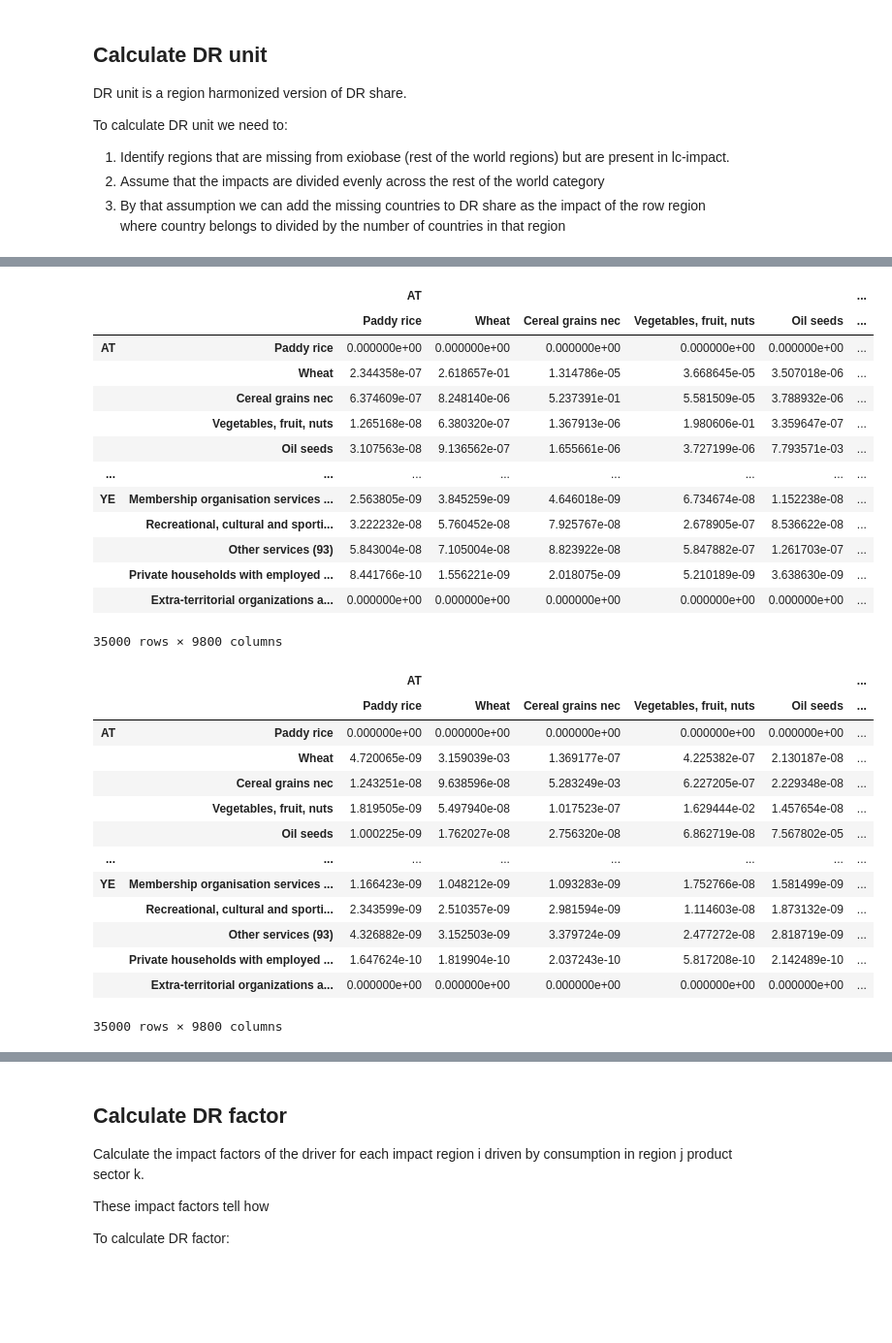
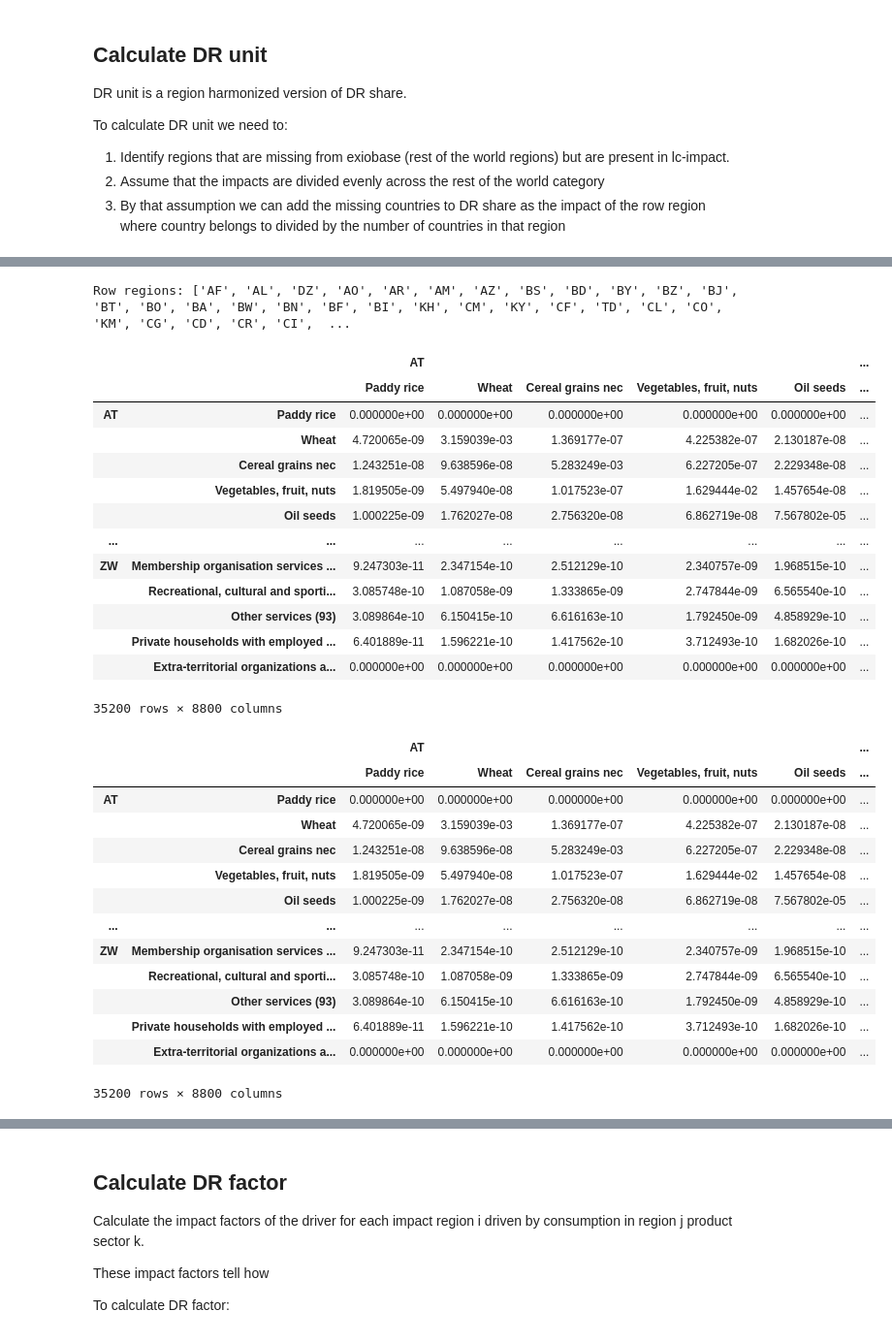
Before and after one commit to tterimaa/pdf-calculation, a Jupyter notebook: notebooks/pdf-pollution-acid.ipynb, the cells around one changed output, grey strips where cells are left out. Shown: that part at 97% size. Drawn from its saved outputs; the diff is of its cells as text; code cells hidden in the pictures; blank space fills up the shorter version.

```diff
--- a/notebooks/pdf-pollution-acid.ipynb
+++ b/notebooks/pdf-pollution-acid.ipynb
@@ -286,4 +354,43 @@ Missing regions (exiobase, augmented):  []
+# %%
+# COMMON
+# harmonize regions in LCI data
+
+def get_row_regions(lci_country_codes, exio_country_codes):
+    """
+    Get the country codes from lci countries that don't exist in exiobase i.e. rest of the world countries.
+    """
+    row_regions = []
+    for country in lci_country_codes:
+        if country not in exio_country_codes:
+            row_regions.append(country)
+
+    # find duplicates in the list
+    duplicates = []
+    unique_regions = []
+    seen_once = set()
+    for item in row_regions:
+        if item not in seen_once:
+            unique_regions.append(item)
+            seen_once.add(item)
+        else:
+            duplicates.append(item)
+    if duplicates:
+        print("Duplicates found in row regions:", duplicates)
+    return unique_regions
+
+row_countries = get_row_regions(lci["Country_Code"].tolist(), exio_regions)
+print("Row regions:", row_countries)
+
+# Load region mappings from arguments
+row_eu_countries = arguments["row_region_mappings"]["row_eu"]
+row_asia_pacific_countries = arguments["row_region_mappings"]["row_asia_pacific"]
+row_african_countries = arguments["row_region_mappings"]["row_africa"]
+row_american_countries = arguments["row_region_mappings"]["row_america"]
+row_middle_eastern_countries = arguments["row_region_mappings"]["row_middle_east"]
+# %% [output]
+Row regions: ['AF', 'AL', 'DZ', 'AO', 'AR', 'AM', 'AZ', 'BS', 'BD', 'BY', 'BZ', 'BJ', 'BT', 'BO', 'BA', 'BW', 'BN', 'BF', 'BI', 'KH', 'CM', 'KY', 'CF', 'TD', 'CL', 'CO', 'KM', 'CG', 'CD', 'CR', 'CI',  ...
 # %%
+# NOx
 # augment dr_s to create dr_u
 
 # new regions are calculated by dividing their corresponding row region by the number of countries in the row region
@@ -308,7 +415,7 @@ dr_u_nox = dr_u_nox.drop(index=row_regions.keys(), level='region')
 
 # build a mapping of country codes to region dataframes
 country_to_region_nox = {}
-for region in all_row_region_keys:
+for region in row_countries:
     if region in row_eu_countries:
         country_to_region_nox[region] = we_nox
     elif region in row_asia_pacific_countries:
@@ -316,46 +423,49 @@ for region in all_row_region_keys:
     elif region in row_african_countries:
         country_to_region_nox[region] = wf_nox
     elif region in row_american_countries:
         country_to_region_nox[region] = wl_nox
     elif region in row_middle_eastern_countries:
         country_to_region_nox[region] = wm_nox
     else:
         raise ValueError(f"Unknown region: {region}")
 
 # add all new regions to dr_u
 all_indices = []
 all_data = []
-for region in all_row_region_keys:
+for region in row_countries:
     region_data = country_to_region_nox[region].copy()
     idx = pd.MultiIndex.from_product([[region],region_data.index], names=['region', 'sector'])
     all_indices.append(idx)
     all_data.append(region_data)
 
 combined_idx_nox = pd.MultiIndex.from_tuples(
     [idx for subidx in all_indices for idx in subidx]
 )
 
 combined_data_nox = pd.concat(all_data)
 combined_data_nox.index = combined_idx_nox
 
 dr_u_nox = pd.concat([dr_u_nox, combined_data_nox])
+# drop row region columns
+dr_u_nox = dr_u_nox.drop(columns=row_regions.keys(), axis=1, level=0)
 dr_u_nox
 # %% [output]
 |  |  | AT |  |  |  |  | ... |
 |  |  | Paddy rice | Wheat | Cereal grains nec | Vegetables, fruit, nuts | Oil seeds | ... |
 | AT | Paddy rice | 0.000000e+00 | 0.000000e+00 | 0.000000e+00 | 0.000000e+00 | 0.000000e+00 | ... |
-|  | Wheat | 2.344358e-07 | 2.618657e-01 | 1.314786e-05 | 3.668645e-05 | 3.507018e-06 | ... |
-|  | Cereal grains nec | 6.374609e-07 | 8.248140e-06 | 5.237391e-01 | 5.581509e-05 | 3.788932e-06 | ... |
-|  | Vegetables, fruit, nuts | 1.265168e-08 | 6.380320e-07 | 1.367913e-06 | 1.980606e-01 | 3.359647e-07 | ... |
-|  | Oil seeds | 3.107563e-08 | 9.136562e-07 | 1.655661e-06 | 3.727199e-06 | 7.793571e-03 | ... |
+|  | Wheat | 4.720065e-09 | 3.159039e-03 | 1.369177e-07 | 4.225382e-07 | 2.130187e-08 | ... |
+|  | Cereal grains nec | 1.243251e-08 | 9.638596e-08 | 5.283249e-03 | 6.227205e-07 | 2.229348e-08 | ... |
+|  | Vegetables, fruit, nuts | 1.819505e-09 | 5.497940e-08 | 1.017523e-07 | 1.629444e-02 | 1.457654e-08 | ... |
+|  | Oil seeds | 1.000225e-09 | 1.762027e-08 | 2.756320e-08 | 6.862719e-08 | 7.567802e-05 | ... |
 | ... | ... | ... | ... | ... | ... | ... | ... |
-| YE | Membership organisation services ... | 2.563805e-09 | 3.845259e-09 | 4.646018e-09 | 6.734674e-08 | 1.152238e-08 | ... |
-|  | Recreational, cultural and sporti... | 3.222232e-08 | 5.760452e-08 | 7.925767e-08 | 2.678905e-07 | 8.536622e-08 | ... |
-|  | Other services (93) | 5.843004e-08 | 7.105004e-08 | 8.823922e-08 | 5.847882e-07 | 1.261703e-07 | ... |
-|  | Private households with employed ... | 8.441766e-10 | 1.556221e-09 | 2.018075e-09 | 5.210189e-09 | 3.638630e-09 | ... |
+| ZW | Membership organisation services ... | 9.247303e-11 | 2.347154e-10 | 2.512129e-10 | 2.340757e-09 | 1.968515e-10 | ... |
+|  | Recreational, cultural and sporti... | 3.085748e-10 | 1.087058e-09 | 1.333865e-09 | 2.747844e-09 | 6.565540e-10 | ... |
+|  | Other services (93) | 3.089864e-10 | 6.150415e-10 | 6.616163e-10 | 1.792450e-09 | 4.858929e-10 | ... |
+|  | Private households with employed ... | 6.401889e-11 | 1.596221e-10 | 1.417562e-10 | 3.712493e-10 | 1.682026e-10 | ... |
 |  | Extra-territorial organizations a... | 0.000000e+00 | 0.000000e+00 | 0.000000e+00 | 0.000000e+00 | 0.000000e+00 | ... |
-35000 rows × 9800 columns
+35200 rows × 8800 columns
 # %%
+# NH3
 # augment dr_s to create dr_u
 
 # new regions are calculated by dividing their corresponding row region by the number of countries in the row region
@@ -380,7 +490,7 @@ dr_u_nh3 = dr_u_nh3.drop(index=row_regions.keys(), level='region')
 
 # build a mapping of country codes to region dataframes
 country_to_region = {}
-for region in all_row_region_keys:
+for region in row_countries:
     if region in row_eu_countries:
         country_to_region[region] = we_nh3
     elif region in row_asia_pacific_countries:
@@ -397,7 +507,7 @@ for region in all_row_region_keys:
 # add all new regions to dr_u
 all_indices = []
 all_data = []
-for region in all_row_region_keys:
+for region in row_countries:
     region_data = country_to_region[region].copy()
     idx = pd.MultiIndex.from_product([[region],region_data.index], names=['region', 'sector'])
     all_indices.append(idx)
@@ -411,6 +521,8 @@ combined_data = pd.concat(all_data)
 combined_data.index = combined_idx
 
 dr_u_nh3 = pd.concat([dr_u_nh3, combined_data])
+# drop row region columns
+dr_u_nh3 = dr_u_nh3.drop(columns=row_regions.keys(), axis=1, level=0)
 dr_u_nh3
 # %% [output]
 |  |  | AT |  |  |  |  | ... |
@@ -421,10 +533,10 @@ dr_u_nh3
 |  | Vegetables, fruit, nuts | 1.819505e-09 | 5.497940e-08 | 1.017523e-07 | 1.629444e-02 | 1.457654e-08 | ... |
 |  | Oil seeds | 1.000225e-09 | 1.762027e-08 | 2.756320e-08 | 6.862719e-08 | 7.567802e-05 | ... |
 | ... | ... | ... | ... | ... | ... | ... | ... |
-| YE | Membership organisation services ... | 1.166423e-09 | 1.048212e-09 | 1.093283e-09 | 1.752766e-08 | 1.581499e-09 | ... |
-|  | Recreational, cultural and sporti... | 2.343599e-09 | 2.510357e-09 | 2.981594e-09 | 1.114603e-08 | 1.873132e-09 | ... |
-|  | Other services (93) | 4.326882e-09 | 3.152503e-09 | 3.379724e-09 | 2.477272e-08 | 2.818719e-09 | ... |
-|  | Private households with employed ... | 1.647624e-10 | 1.819904e-10 | 2.037243e-10 | 5.817208e-10 | 2.142489e-10 | ... |
+| ZW | Membership organisation services ... | 9.247303e-11 | 2.347154e-10 | 2.512129e-10 | 2.340757e-09 | 1.968515e-10 | ... |
+|  | Recreational, cultural and sporti... | 3.085748e-10 | 1.087058e-09 | 1.333865e-09 | 2.747844e-09 | 6.565540e-10 | ... |
+|  | Other services (93) | 3.089864e-10 | 6.150415e-10 | 6.616163e-10 | 1.792450e-09 | 4.858929e-10 | ... |
+|  | Private households with employed ... | 6.401889e-11 | 1.596221e-10 | 1.417562e-10 | 3.712493e-10 | 1.682026e-10 | ... |
 |  | Extra-territorial organizations a... | 0.000000e+00 | 0.000000e+00 | 0.000000e+00 | 0.000000e+00 | 0.000000e+00 | ... |
-35000 rows × 9800 columns
+35200 rows × 8800 columns
 # %%
```
Also changed, not shown: parts of 28 cells of this notebook, 1 other file.
